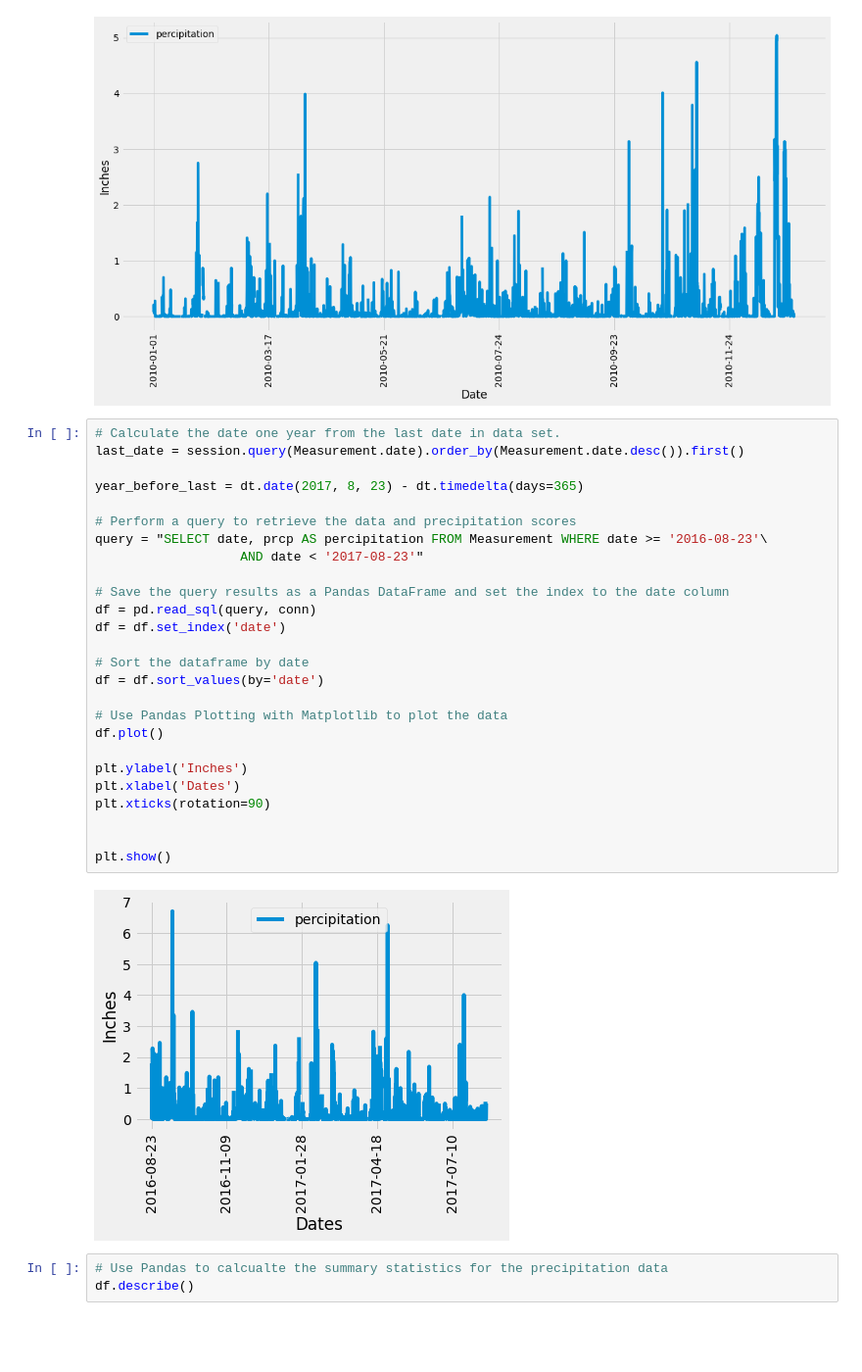
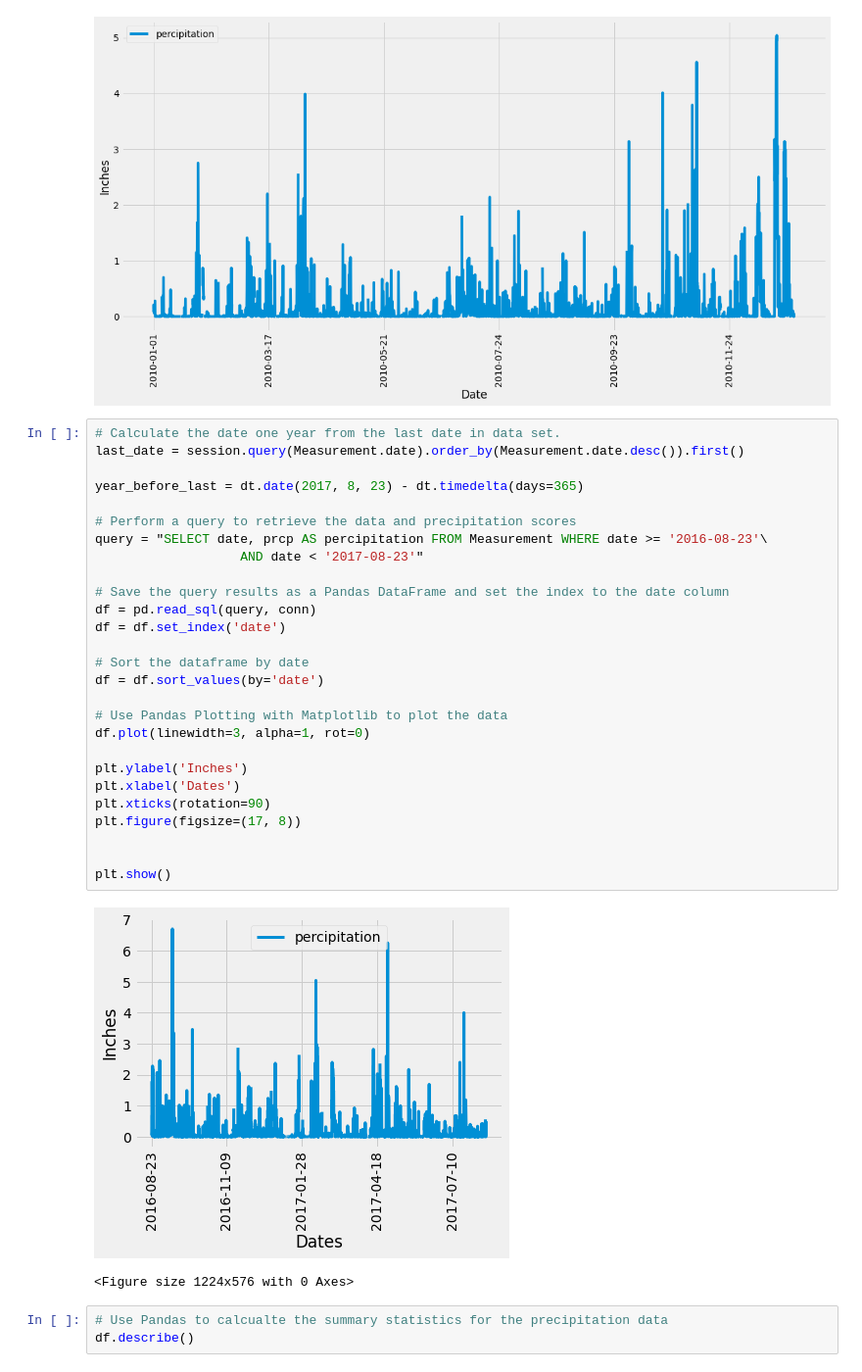
Before and after one commit to VincentGordon-Data-Analyst/sqlalchemy-challenge, a Jupyter notebook: SurfsUp/Instructions/climate_starter.ipynb, the cells around one changed output. Shown at 98% size. Drawn from its saved outputs; the diff is of its cells as text; blank space fills up the shorter version.

```diff
--- a/SurfsUp/Instructions/climate_starter.ipynb
+++ b/SurfsUp/Instructions/climate_starter.ipynb
@@ -90,31 +78,33 @@ line = df.plot(kind='line', figsize=(17,8), rot=90, xlabel='Date', ylabel='Inche
 # %%
 # Calculate the date one year from the last date in data set.
 last_date = session.query(Measurement.date).order_by(Measurement.date.desc()).first()
 
 year_before_last = dt.date(2017, 8, 23) - dt.timedelta(days=365)
 
 # Perform a query to retrieve the data and precipitation scores
 query = "SELECT date, prcp AS percipitation FROM Measurement WHERE date >= '2016-08-23'\
                    AND date < '2017-08-23'"
 
 # Save the query results as a Pandas DataFrame and set the index to the date column
 df = pd.read_sql(query, conn)
 df = df.set_index('date')
 
 # Sort the dataframe by date
 df = df.sort_values(by='date')
 
 # Use Pandas Plotting with Matplotlib to plot the data
-df.plot()
+df.plot(linewidth=3, alpha=1, rot=0)
 
 plt.ylabel('Inches')
 plt.xlabel('Dates')
 plt.xticks(rotation=90)
+plt.figure(figsize=(17, 8))
 
 
 plt.show()
 # %% [output]
-[figure, old version]
+[figure, new version]
+<Figure size 1224x576 with 0 Axes>
 # %%
 # Use Pandas to calcualte the summary statistics for the precipitation data
 df.describe()
```
Also changed, not shown: parts of 5 cells of this notebook.
